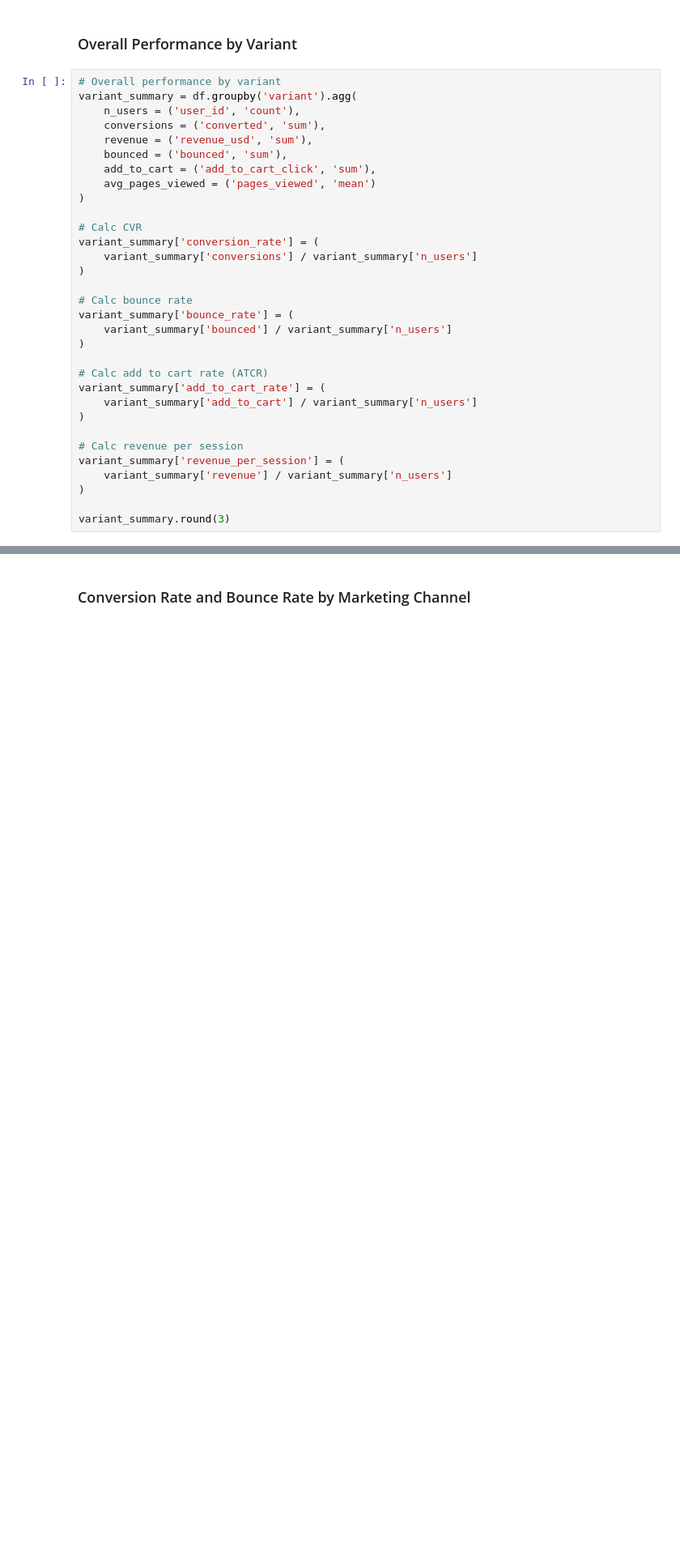
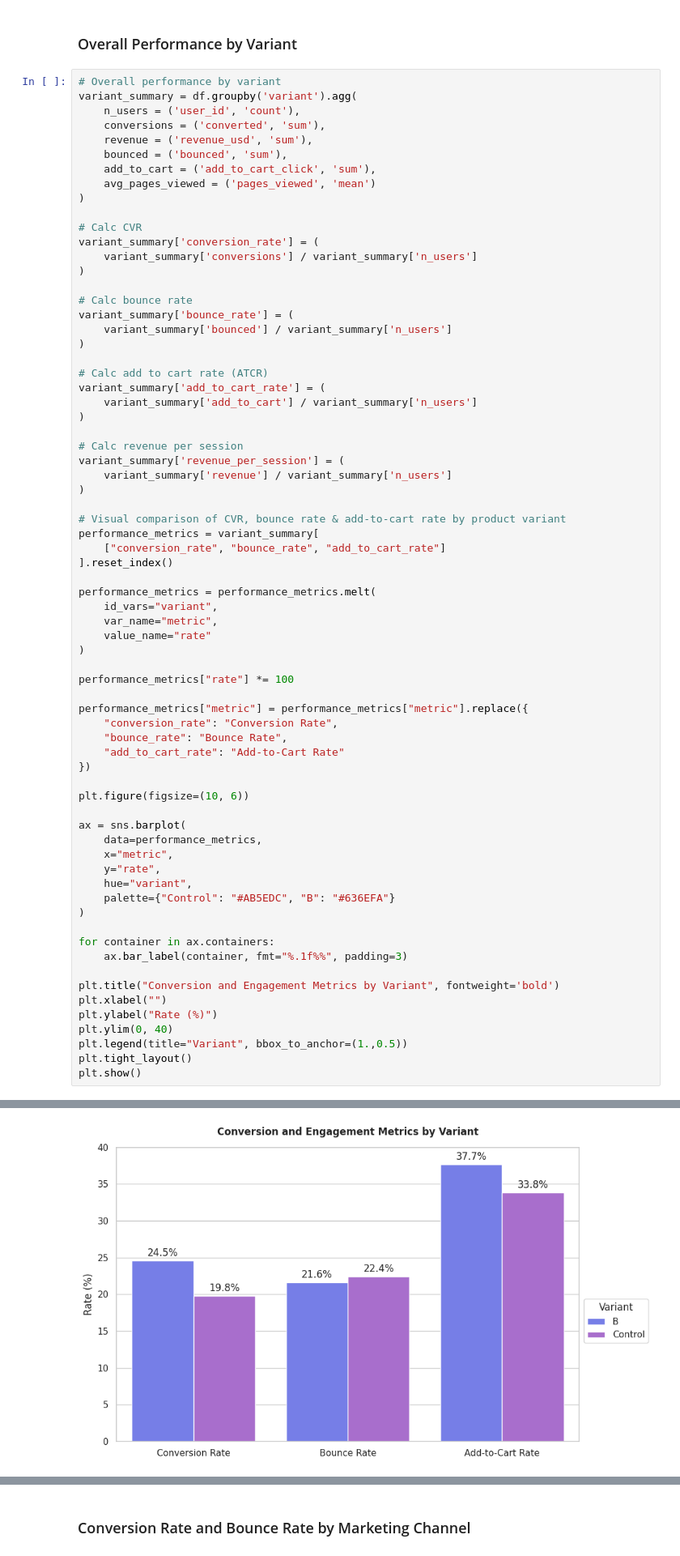
Before and after one commit to edi-kanyua/Product-Analytics-and-Experimentation, a Jupyter notebook: Product_Analytics_&_Experimentation_Case_Study.ipynb, the cells around one changed output, grey strips where cells are left out. Shown at 81% size. Cells and saved outputs as stored; diff of their text form; blank space fills up the shorter version.

```diff
--- a/Product_Analytics_&_Experimentation_Case_Study.ipynb
+++ b/Product_Analytics_&_Experimentation_Case_Study.ipynb
@@ -165,5 +166,43 @@ variant_summary['revenue_per_session'] = (
     variant_summary['revenue'] / variant_summary['n_users']
 )
 
-variant_summary.round(3)
+# Visual comparison of CVR, bounce rate & add-to-cart rate by product variant
+performance_metrics = variant_summary[
+    ["conversion_rate", "bounce_rate", "add_to_cart_rate"]
+].reset_index()
+
+performance_metrics = performance_metrics.melt(
+    id_vars="variant",
+    var_name="metric",
+    value_name="rate"
+)
+
+performance_metrics["rate"] *= 100
+
+performance_metrics["metric"] = performance_metrics["metric"].replace({
+    "conversion_rate": "Conversion Rate",
+    "bounce_rate": "Bounce Rate",
+    "add_to_cart_rate": "Add-to-Cart Rate"
+})
+
+plt.figure(figsize=(10, 6))
+
+ax = sns.barplot(
+    data=performance_metrics,
+    x="metric",
+    y="rate",
+    hue="variant",
+    palette={"Control": "#AB5EDC", "B": "#636EFA"}
+)
+
+for container in ax.containers:
+    ax.bar_label(container, fmt="%.1f%%", padding=3)
+
+plt.title("Conversion and Engagement Metrics by Variant", fontweight='bold')
+plt.xlabel("")
+plt.ylabel("Rate (%)")
+plt.ylim(0, 40)
+plt.legend(title="Variant", bbox_to_anchor=(1.,0.5))
+plt.tight_layout()
+plt.show()
 # %% [output]
@@ -173,0 +209 @@ variant_summary.round(3)
+[figure, added]
```
Also changed, not shown: parts of 16 cells of this notebook.
